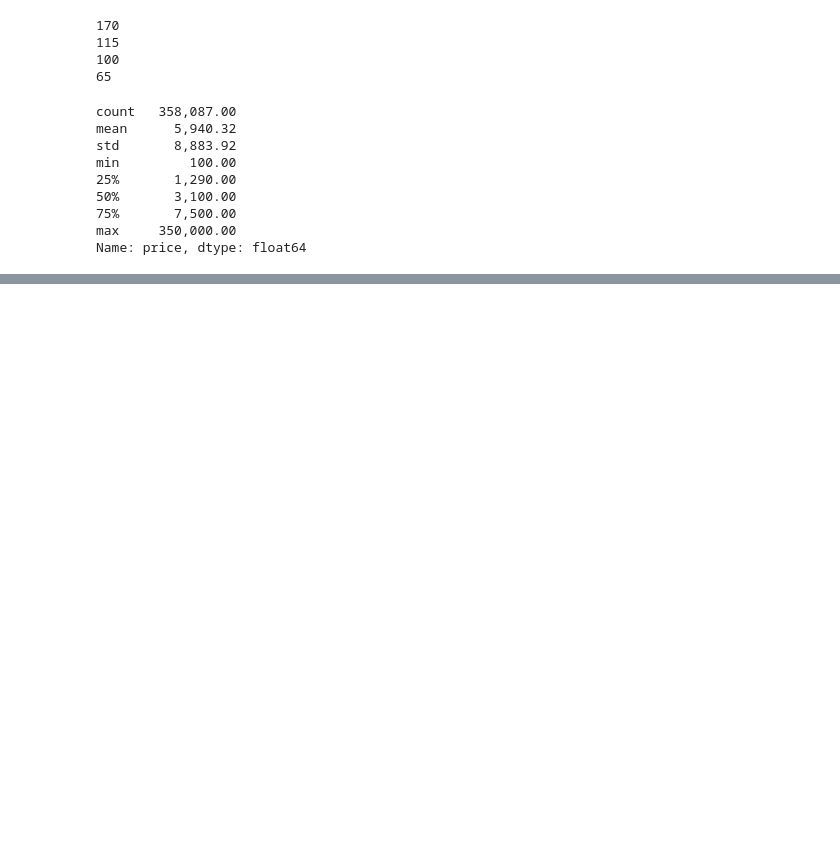
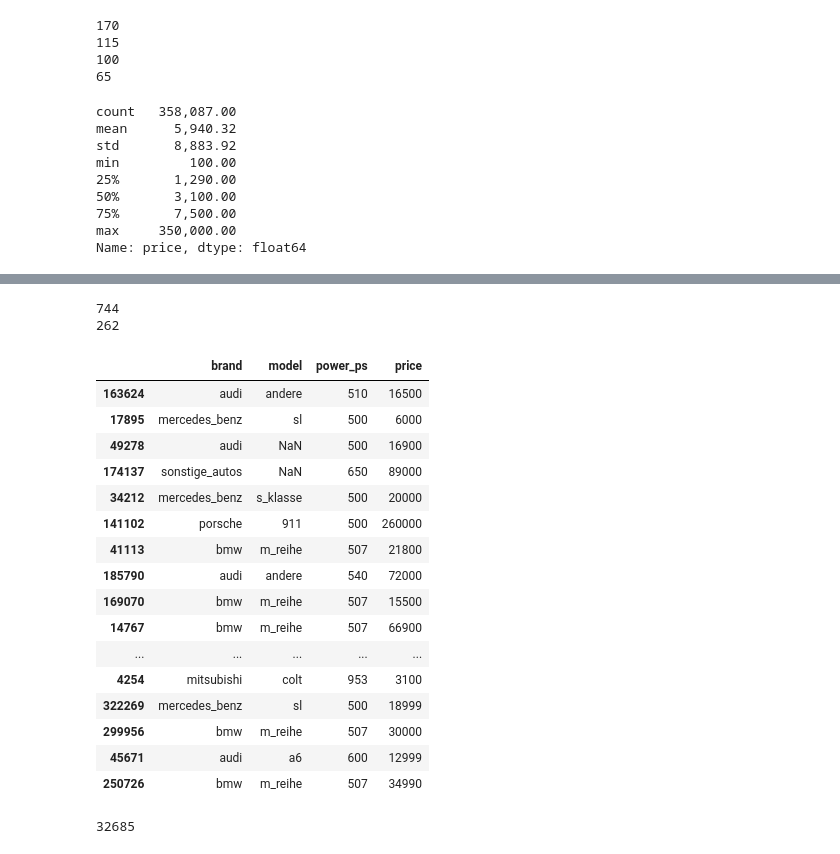
Before and after one commit to win719/ebay-car-sales, a Jupyter notebook: analysis.ipynb, the cells around one changed output, grey strips where cells are left out. Cells and saved outputs as stored; diff of their text form; code cells hidden in the pictures; blank space fills up the shorter version.

Commit message:
Handle outliers in price, year, power, and month

```diff
--- a/analysis.ipynb
+++ b/analysis.ipynb
@@ -390,0 +411,2 @@ Name: price, dtype: float64
+# %%
+autos = autos[autos['registration_year'].between(1929, 2016)]
@@ -390,0 +450,26 @@ Name: price, dtype: float64
+# %%
+print((autos["power_ps"] > 500).sum())
+print((autos["power_ps"] > 1000).sum())
+# %% [output]
+744
+262
+# %%
+autos.loc[autos["power_ps"].between(500, 1000), ["brand", "model", "power_ps", "price"]].sample(20)
+# %% [output]
+|  | brand | model | power_ps | price |
+| 163624 | audi | andere | 510 | 16500 |
+| 17895 | mercedes_benz | sl | 500 | 6000 |
+| 49278 | audi | NaN | 500 | 16900 |
+| 174137 | sonstige_autos | NaN | 650 | 89000 |
+| 34212 | mercedes_benz | s_klasse | 500 | 20000 |
+| 141102 | porsche | 911 | 500 | 260000 |
+| 41113 | bmw | m_reihe | 507 | 21800 |
+| 185790 | audi | andere | 540 | 72000 |
+| 169070 | bmw | m_reihe | 507 | 15500 |
+| 14767 | bmw | m_reihe | 507 | 66900 |
+| ... | ... | ... | ... | ... |
+| 4254 | mitsubishi | colt | 953 | 3100 |
+| 322269 | mercedes_benz | sl | 500 | 18999 |
+| 299956 | bmw | m_reihe | 507 | 30000 |
+| 45671 | audi | a6 | 600 | 12999 |
+| 250726 | bmw | m_reihe | 507 | 34990 |
@@ -390,0 +478,5 @@ Name: price, dtype: float64
+# %%
+
+print(autos['power_ps'].isna().sum())
+# %% [output]
+32685
```
Also changed, not shown: parts of 8 cells of this notebook.
